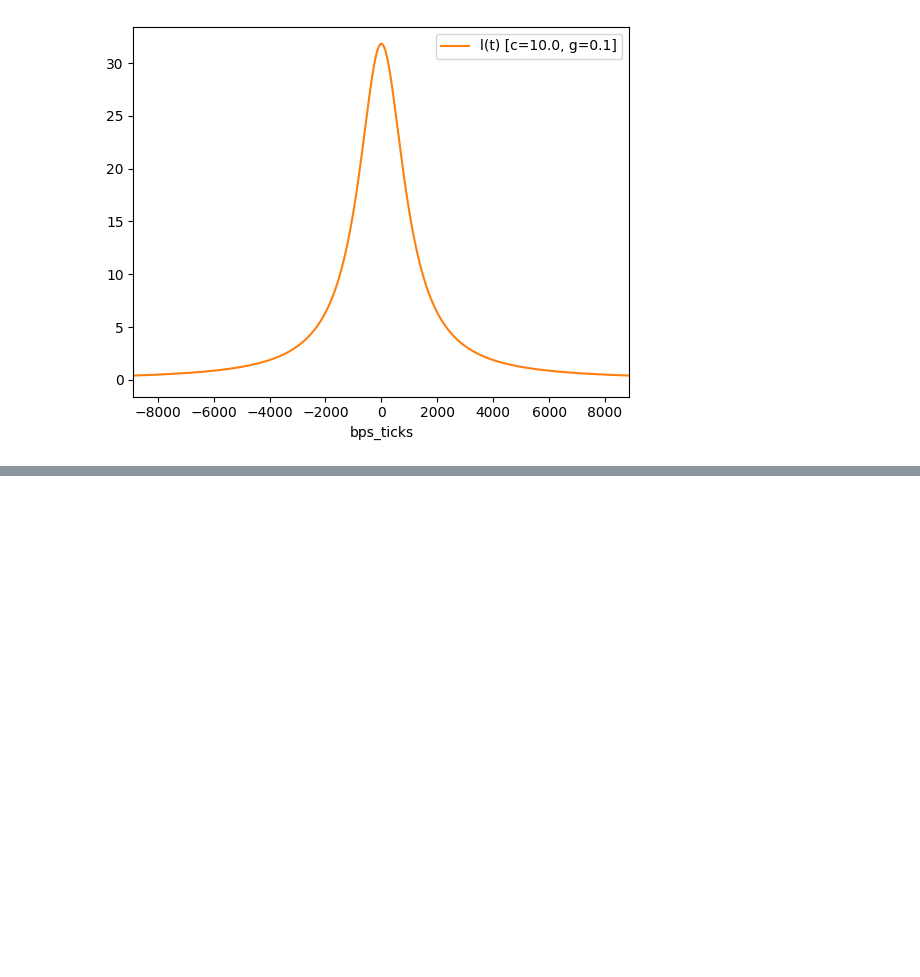
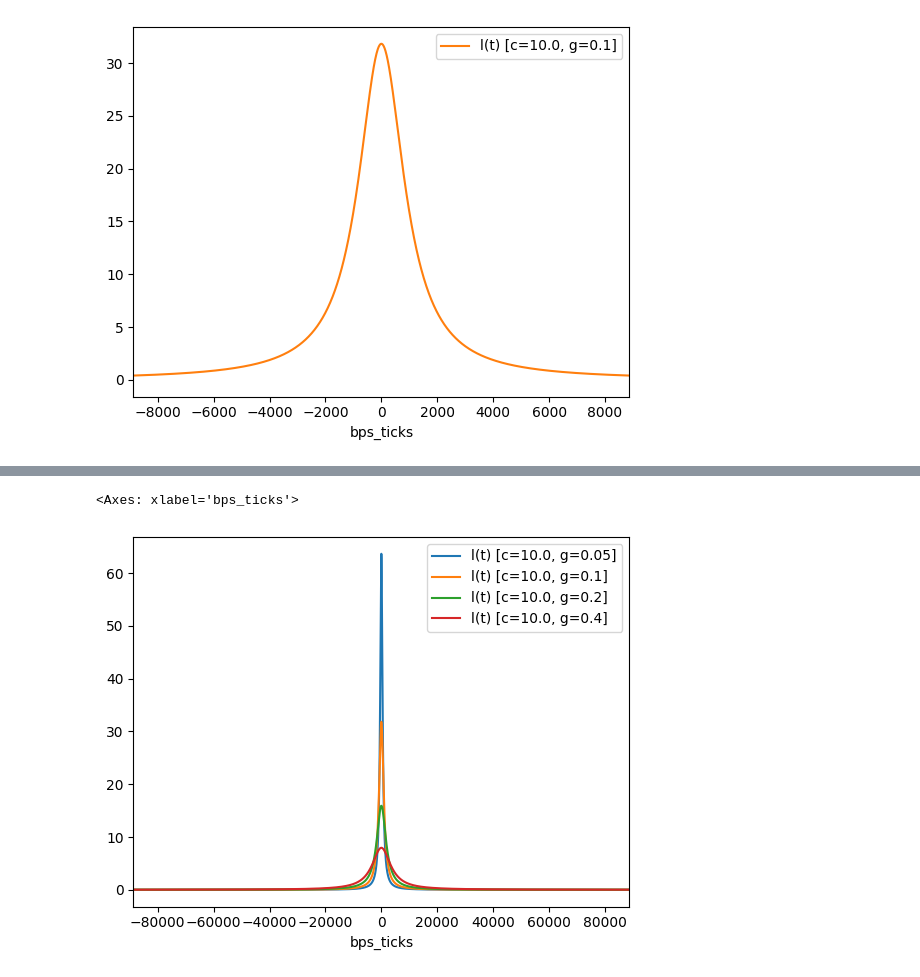
Before and after one commit to smolquants/cauchy-simulations-2025-03, a Jupyter notebook: notebook/analysis.ipynb, the cells around one changed output, grey strips where cells are left out. Saved outputs shown, nothing was run; the diff lists cells and outputs as text; code cells hidden in the pictures; blank space fills up the shorter version.

```diff
--- a/notebook/analysis.ipynb
+++ b/notebook/analysis.ipynb
@@ -126,0 +123,5 @@ df.plot(x='bps_ticks', y=[f'l(t) [c={C}, g={g}]' for g in gammas], xlim=(-MAX_TI
+# %%
+df.plot(x='bps_ticks', y=[f'l(t) [c={C}, g={g}]' for g in gammas], xlim=(-MAX_TICK // 10, MAX_TICK // 10))
+# %% [output]
+<Axes: xlabel='bps_ticks'>
+[figure, added]
```
Also changed, not shown: parts of 15 cells of this notebook, 1 other file.
